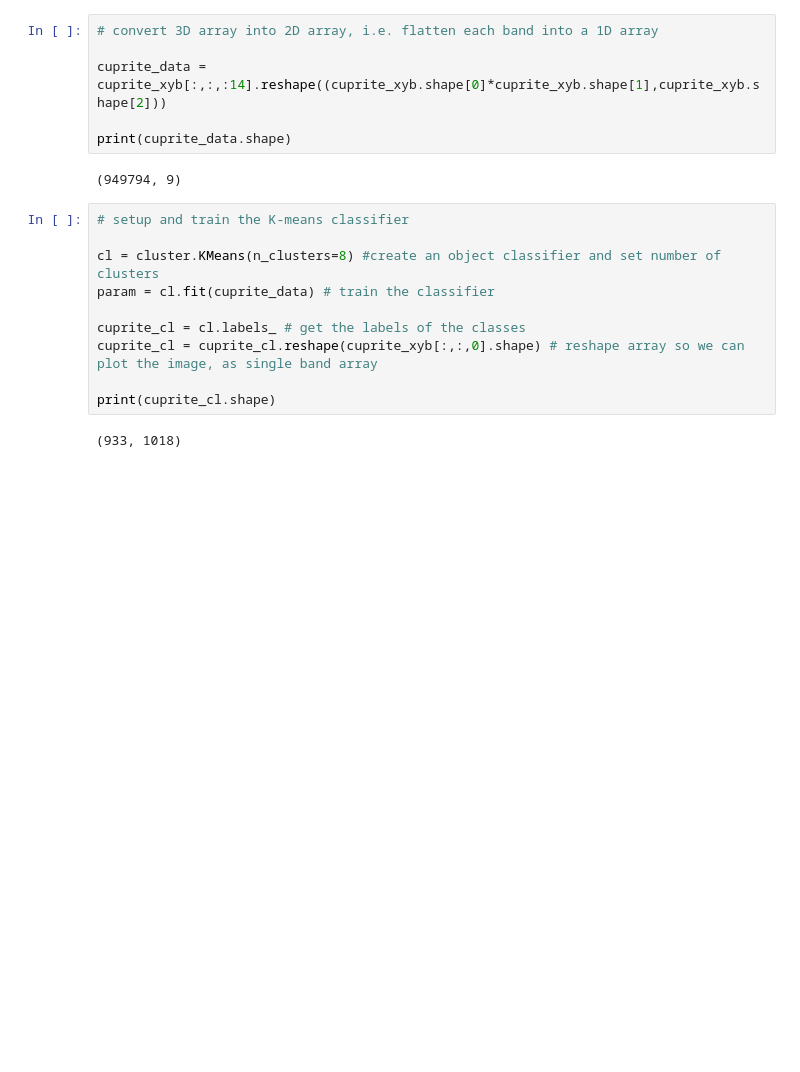
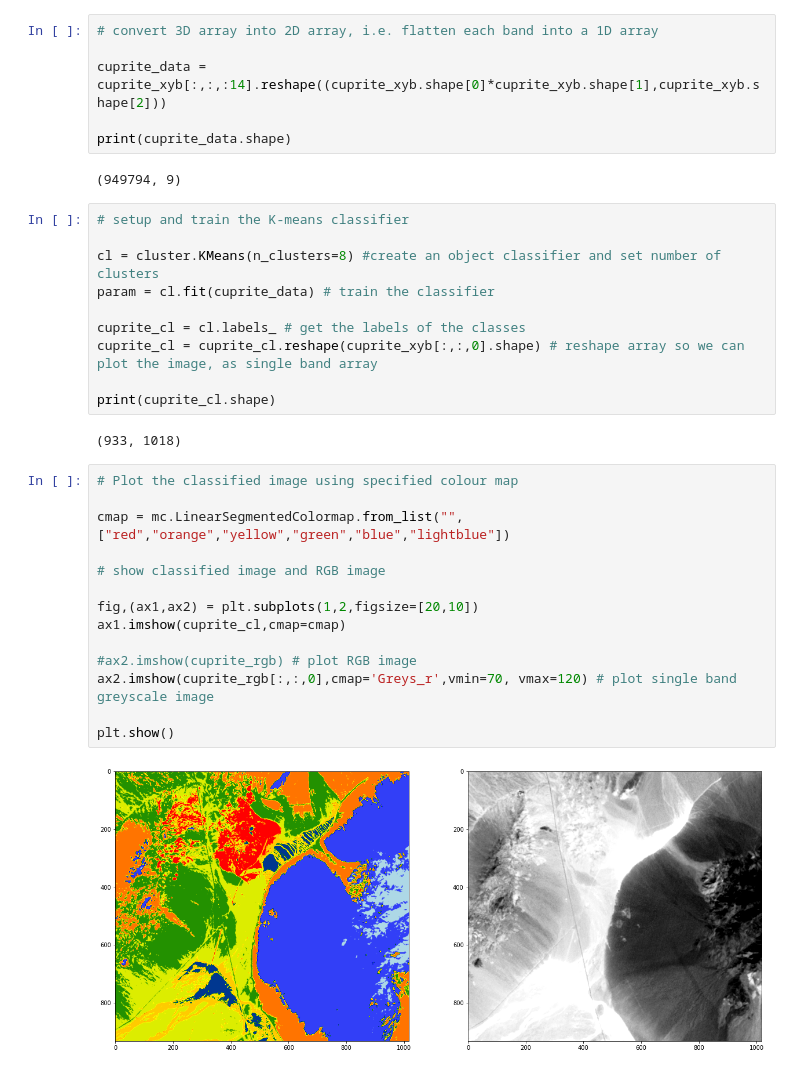
Before and after one commit to skerryvore/multispectral_image_analysis, a Jupyter notebook: notebooks/cuprite_kmeans_example01.ipynb, the cells around one changed output. Cells and saved outputs as stored; diff of their text form; blank space fills up the shorter version.

```diff
--- a/notebooks/cuprite_kmeans_example01.ipynb
+++ b/notebooks/cuprite_kmeans_example01.ipynb
@@ -94,4 +117,20 @@ cuprite_cl = cuprite_cl.reshape(cuprite_xyb[:,:,0].shape) # reshape array so we
 print(cuprite_cl.shape)
 # %% [output]
 (933, 1018)
+# %%
+# Plot the classified image using specified colour map
+
+cmap = mc.LinearSegmentedColormap.from_list("",["red","orange","yellow","green","blue","lightblue"])
+
+# show classified image and RGB image
+
+fig,(ax1,ax2) = plt.subplots(1,2,figsize=[20,10])
+ax1.imshow(cuprite_cl,cmap=cmap)
+
+#ax2.imshow(cuprite_rgb) # plot RGB image
+ax2.imshow(cuprite_rgb[:,:,0],cmap='Greys_r',vmin=70, vmax=120) # plot single band greyscale image
+
+plt.show()
+# %% [output]
+[figure, added]
 # %%
```
Also changed, not shown: parts of 4 cells of this notebook.
